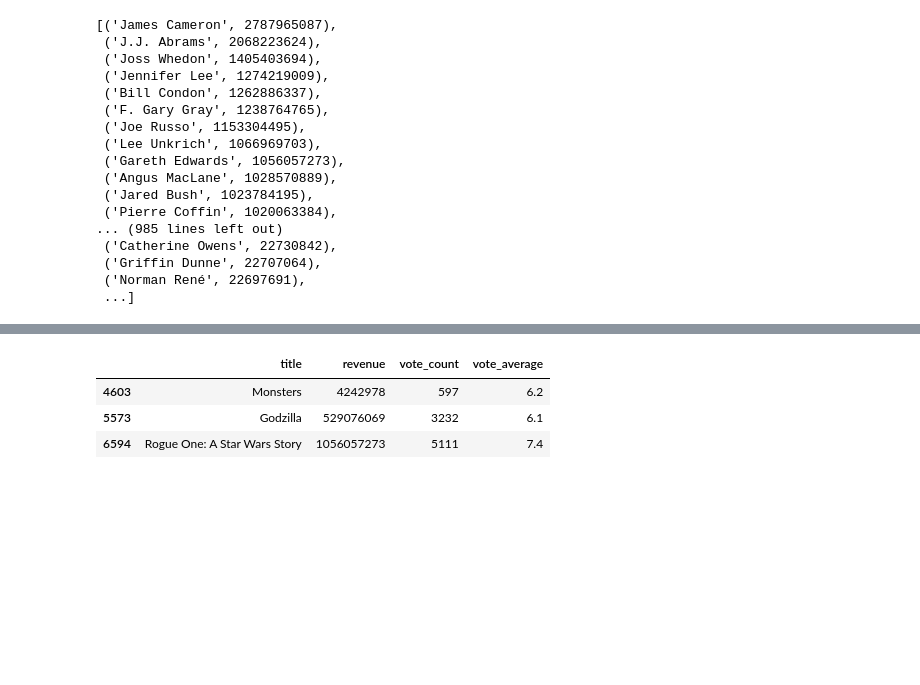
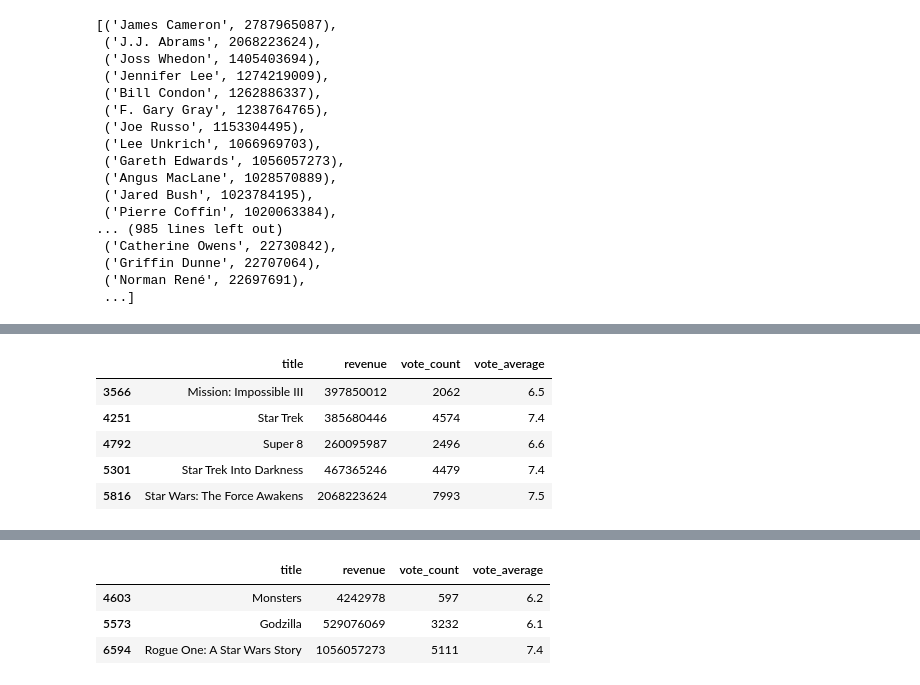
Before and after one commit to hashtagSELFIE/That-s-a-Wrap, a Jupyter notebook: Notebook/completed_movie_database_for_PSIT_parser.ipynb, the cells around one changed output, grey strips where cells are left out. Saved outputs shown, nothing was run; the diff lists cells and outputs as text; code cells hidden in the pictures; blank space fills up the shorter version.

```diff
--- a/Notebook/completed_movie_database_for_PSIT_parser.ipynb
+++ b/Notebook/completed_movie_database_for_PSIT_parser.ipynb
@@ -191,0 +204,9 @@ sorted_d
+# %%
+test.loc[test['director'] == 'J.J. Abrams', ['title', 'revenue', "vote_count", "vote_average"]]
+# %% [output]
+|  | title | revenue | vote_count | vote_average |
+| 3566 | Mission: Impossible III | 397850012 | 2062 | 6.5 |
+| 4251 | Star Trek | 385680446 | 4574 | 7.4 |
+| 4792 | Super 8 | 260095987 | 2496 | 6.6 |
+| 5301 | Star Trek Into Darkness | 467365246 | 4479 | 7.4 |
+| 5816 | Star Wars: The Force Awakens | 2068223624 | 7993 | 7.5 |
```
Also changed, not shown: parts of 10 cells of this notebook.
